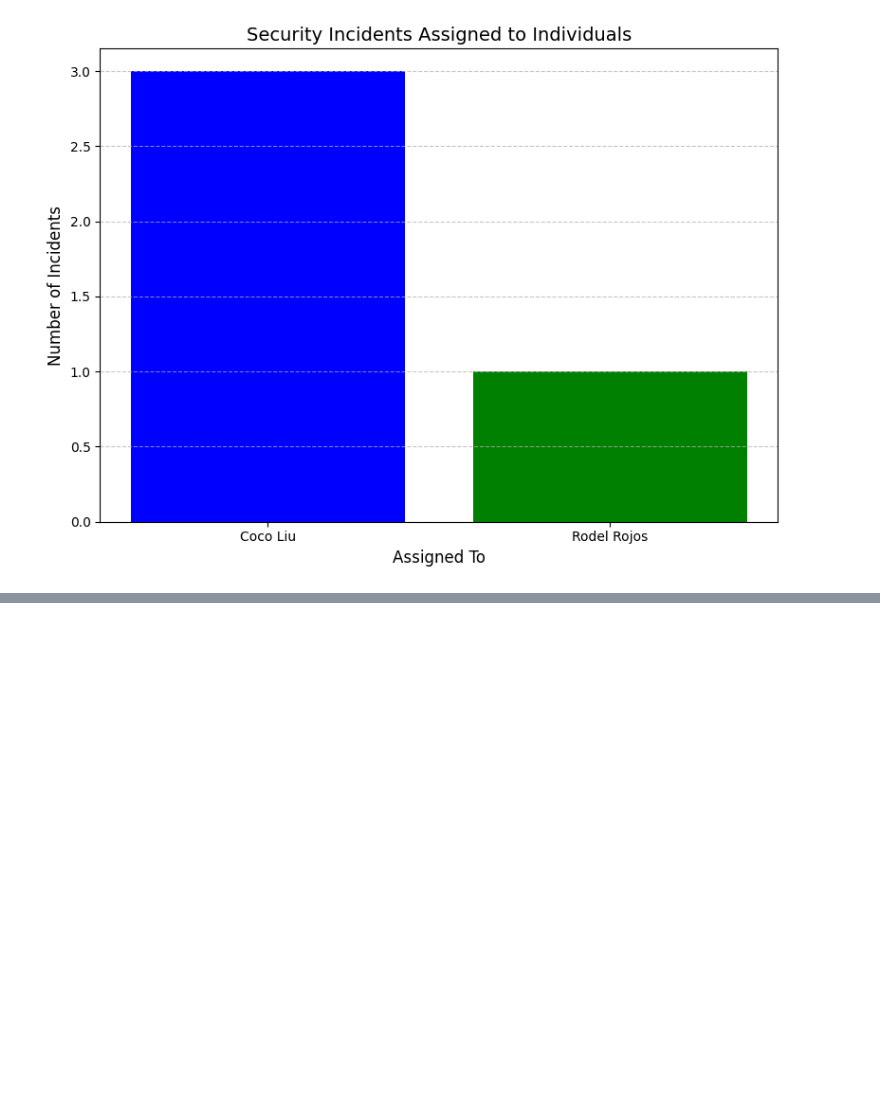
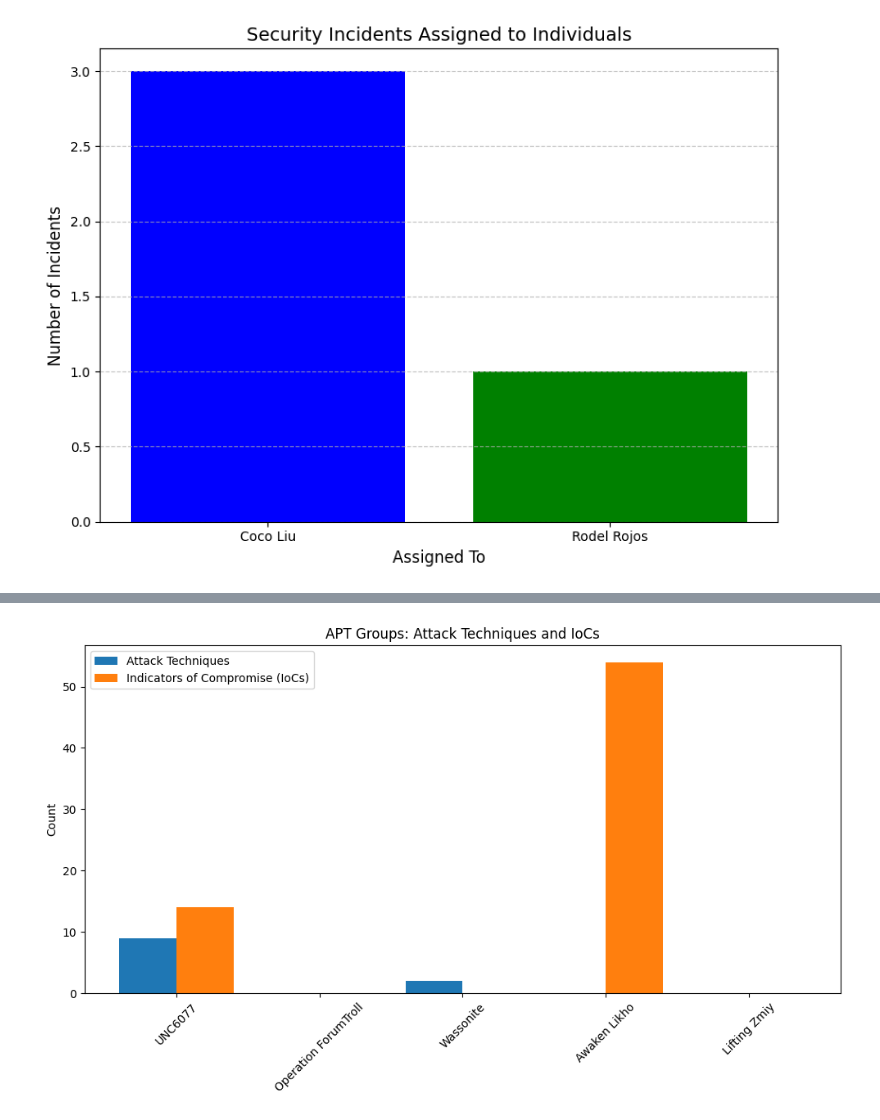
Before and after one commit to huangdgm/test_openai_mcp, a Jupyter notebook: main.ipynb, the cells around one changed output, grey strips where cells are left out. Cells and saved outputs as stored; diff of their text form; code cells hidden in the pictures; blank space fills up the shorter version.

```diff
--- a/main.ipynb
+++ b/main.ipynb
@@ -135,0 +156,28 @@ plt.show()
+# %%
+import matplotlib.pyplot as plt
+
+# Data Preparation
+groups = ["UNC6077", "Operation ForumTroll", "Wassonite", "Awaken Likho", "Lifting Zmiy"]
+attack_techniques = [9, 0, 2, 0, 0]  # Number of attack techniques
+indicators_iocs = [14, 0, 0, 54, 0]  # Indicators of Compromise (IoCs)
+
+# Bar chart plotting
+fig, ax = plt.subplots(figsize=(10, 6))
+bar_width = 0.4
+x = range(len(groups))
+
+# Two bars: attack techniques and IoCs
+ax.bar(x, attack_techniques, bar_width, label='Attack Techniques')
+ax.bar([i + bar_width for i in x], indicators_iocs, bar_width, label='Indicators of Compromise (IoCs)')
+
+# Configuration
+ax.set_xticks([i + bar_width/2 for i in x])
+ax.set_xticklabels(groups, rotation=45)
+ax.set_ylabel('Count')
+ax.set_title('APT Groups: Attack Techniques and IoCs')
+ax.legend()
+
+plt.tight_layout()
+plt.show()
+# %% [output]
+[figure, added]
```
Also changed, not shown: parts of 6 cells of this notebook, 16 other files.
